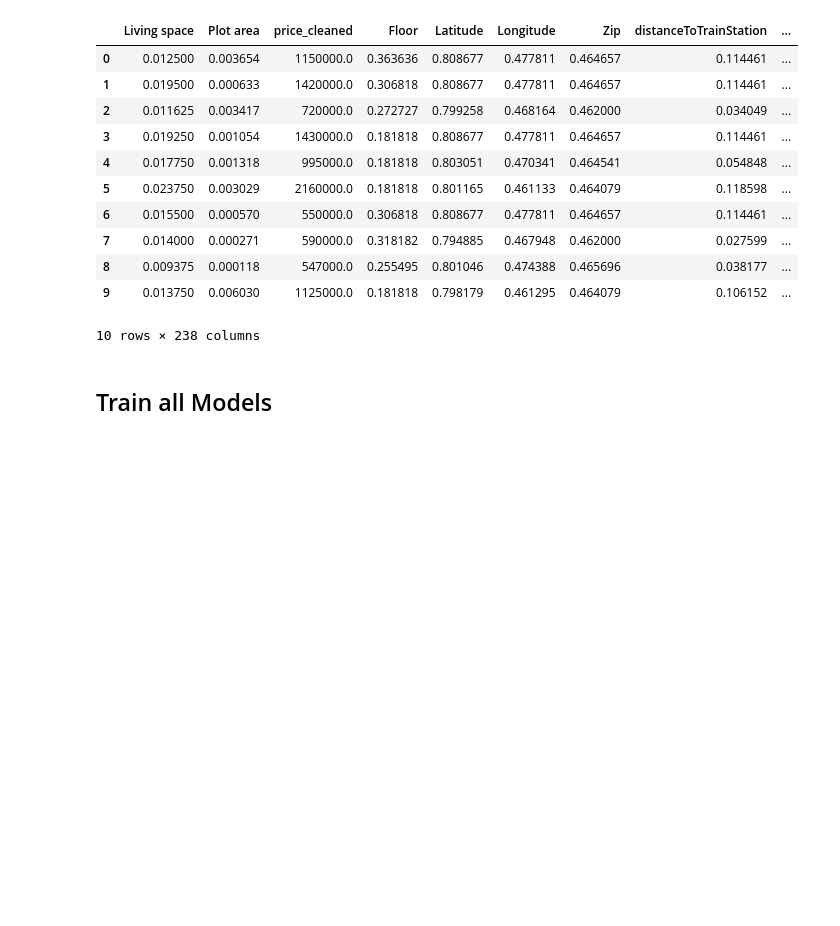
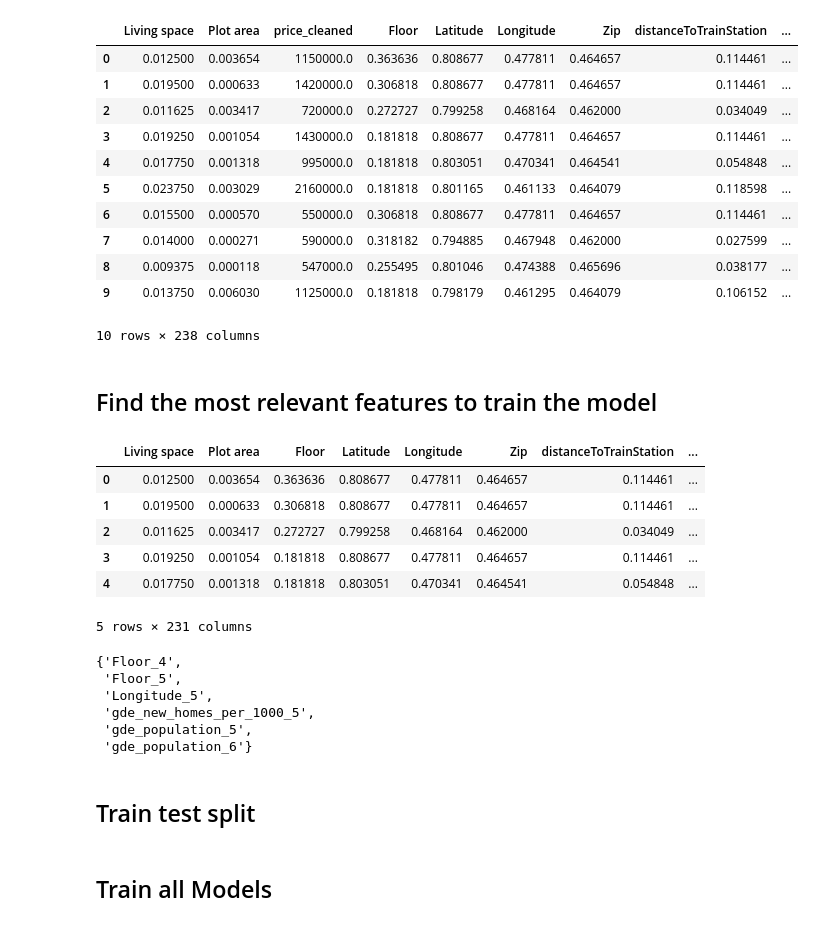
Before and after one commit to marvinvr/fhnw-cml1, a Jupyter notebook: 03_1_find_best_model.ipynb, the cells around one changed output. Drawn from its saved outputs; the diff is of its cells as text; code cells hidden in the pictures; blank space fills up the shorter version.

```diff
--- a/03_1_find_best_model.ipynb
+++ b/03_1_find_best_model.ipynb
@@ -48,3 +47,28 @@ df.head(10)
 | 8 | 0.009375 | 0.000118 | 547000.0 | 0.255495 | 0.801046 | 0.474388 | 0.465696 | 0.038177 | ... |
 | 9 | 0.013750 | 0.006030 | 1125000.0 | 0.181818 | 0.798179 | 0.461295 | 0.464079 | 0.106152 | ... |
 10 rows × 238 columns
+# %% [markdown]
+## Find the most relevant features to train the model
+# %%
+relevant_features = select_features(X, y)
+X_relevant = X[relevant_features]
+X_relevant.head()
+# %% [output]
+|  | Living space | Plot area | Floor | Latitude | Longitude | Zip | distanceToTrainStation | ... |
+| 0 | 0.012500 | 0.003654 | 0.363636 | 0.808677 | 0.477811 | 0.464657 | 0.114461 | ... |
+| 1 | 0.019500 | 0.000633 | 0.306818 | 0.808677 | 0.477811 | 0.464657 | 0.114461 | ... |
+| 2 | 0.011625 | 0.003417 | 0.272727 | 0.799258 | 0.468164 | 0.462000 | 0.034049 | ... |
+| 3 | 0.019250 | 0.001054 | 0.181818 | 0.808677 | 0.477811 | 0.464657 | 0.114461 | ... |
+| 4 | 0.017750 | 0.001318 | 0.181818 | 0.803051 | 0.470341 | 0.464541 | 0.054848 | ... |
+5 rows × 231 columns
+# %%
+set(X.columns).difference(relevant_features)
+# %% [output]
+{'Floor_4',
+ 'Floor_5',
+ 'Longitude_5',
+ 'gde_new_homes_per_1000_5',
+ 'gde_population_5',
+ 'gde_population_6'}
+# %% [markdown]
+## Train test split
```
Also changed, not shown: parts of 15 cells of this notebook, 8 other files.
